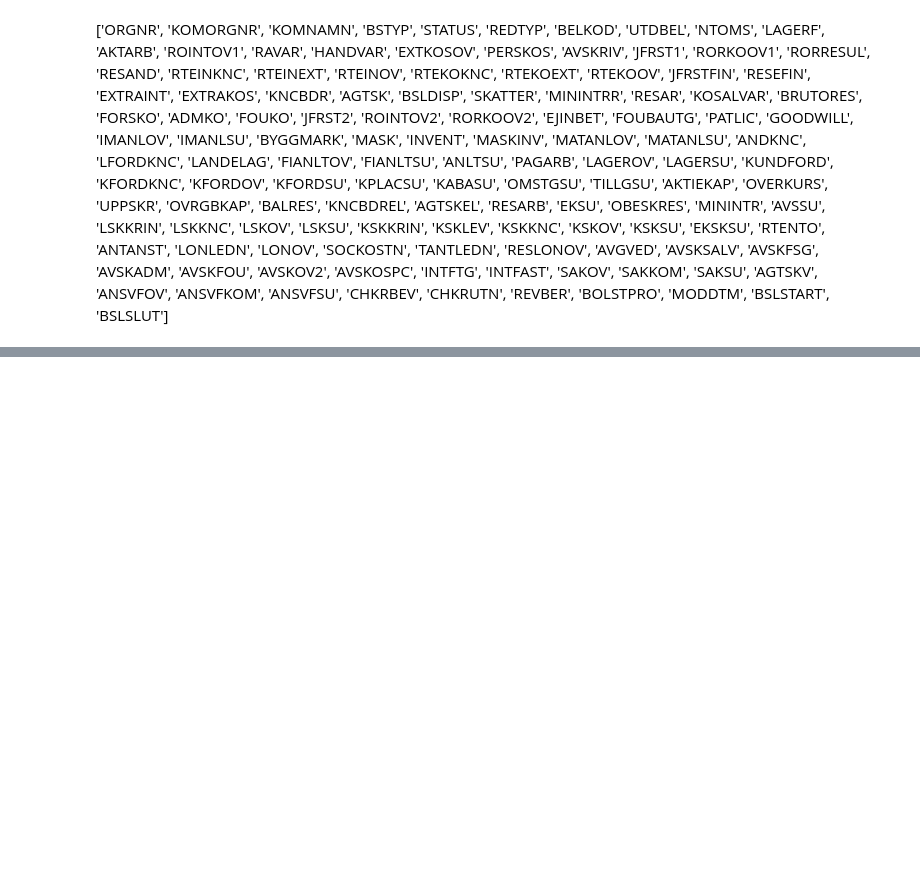
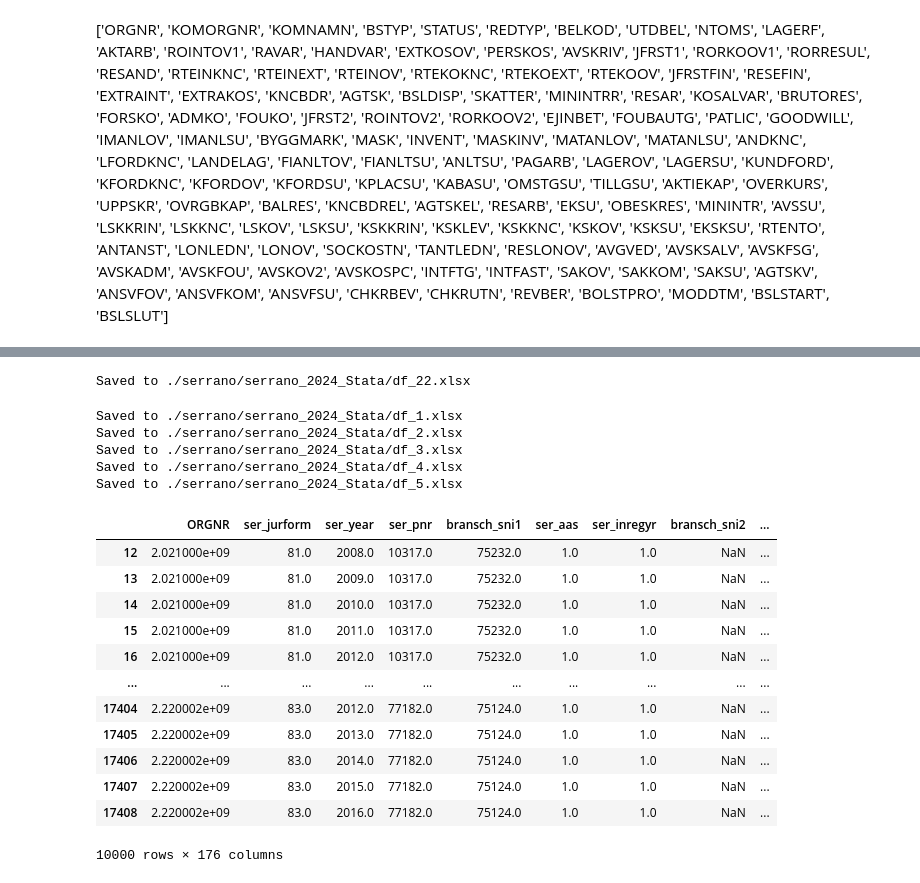
Before and after one commit to jonasfagerlund/Msc-Thesis, a Jupyter notebook: main.ipynb, the cells around one changed output, grey strips where cells are left out. Saved outputs shown, nothing was run; the diff lists cells and outputs as text; code cells hidden in the pictures; blank space fills up the shorter version.

```diff
--- a/main.ipynb
+++ b/main.ipynb
@@ -30,0 +57,47 @@ Name: count, Length: 1550192, dtype: int64
+# %%
+list_of_df = [filtered_df]
+
+path = ("./serrano/serrano_2024_Stata/")
+
+for i, df in enumerate(list_of_df, start=22):
+    filename = f"df_{i}.xlsx"
+    df.head(10000).to_excel(path + filename, index=False)
+    print(f"Saved to {path + filename}")
+# %% [output]
+Saved to ./serrano/serrano_2024_Stata/df_22.xlsx
+# %%
+
+
+
+
+list_of_df = [df_bokslut, df_bol, df_ftg, df_knc, df_nyckeltal]
+
+path = ("./serrano/serrano_2024_Stata/")
+
+for i, df in enumerate(list_of_df, start=1):
+    filename = f"df_{i}.xlsx"
+    df.head(10000).to_excel(path + filename, index=False)
+    print(f"Saved to {path + filename}")
+# %% [output]
+Saved to ./serrano/serrano_2024_Stata/df_1.xlsx
+Saved to ./serrano/serrano_2024_Stata/df_2.xlsx
+Saved to ./serrano/serrano_2024_Stata/df_3.xlsx
+Saved to ./serrano/serrano_2024_Stata/df_4.xlsx
+Saved to ./serrano/serrano_2024_Stata/df_5.xlsx
+# %%
+df_serrano_post2008 = df_serrano[df_serrano['ser_year'] >= 2008]
+df_serrano_post2008.head(10000)
+# %% [output]
+|  | ORGNR | ser_jurform | ser_year | ser_pnr | bransch_sni1 | ser_aas | ser_inregyr | bransch_sni2 | ... |
+| 12 | 2.021000e+09 | 81.0 | 2008.0 | 10317.0 | 75232.0 | 1.0 | 1.0 | NaN | ... |
+| 13 | 2.021000e+09 | 81.0 | 2009.0 | 10317.0 | 75232.0 | 1.0 | 1.0 | NaN | ... |
+| 14 | 2.021000e+09 | 81.0 | 2010.0 | 10317.0 | 75232.0 | 1.0 | 1.0 | NaN | ... |
+| 15 | 2.021000e+09 | 81.0 | 2011.0 | 10317.0 | 75232.0 | 1.0 | 1.0 | NaN | ... |
+| 16 | 2.021000e+09 | 81.0 | 2012.0 | 10317.0 | 75232.0 | 1.0 | 1.0 | NaN | ... |
+| ... | ... | ... | ... | ... | ... | ... | ... | ... | ... |
+| 17404 | 2.220002e+09 | 83.0 | 2012.0 | 77182.0 | 75124.0 | 1.0 | 1.0 | NaN | ... |
+| 17405 | 2.220002e+09 | 83.0 | 2013.0 | 77182.0 | 75124.0 | 1.0 | 1.0 | NaN | ... |
+| 17406 | 2.220002e+09 | 83.0 | 2014.0 | 77182.0 | 75124.0 | 1.0 | 1.0 | NaN | ... |
+| 17407 | 2.220002e+09 | 83.0 | 2015.0 | 77182.0 | 75124.0 | 1.0 | 1.0 | NaN | ... |
+| 17408 | 2.220002e+09 | 83.0 | 2016.0 | 77182.0 | 75124.0 | 1.0 | 1.0 | NaN | ... |
+10000 rows × 176 columns
```
Also changed, not shown: parts of 17 cells of this notebook, 8 other files.
